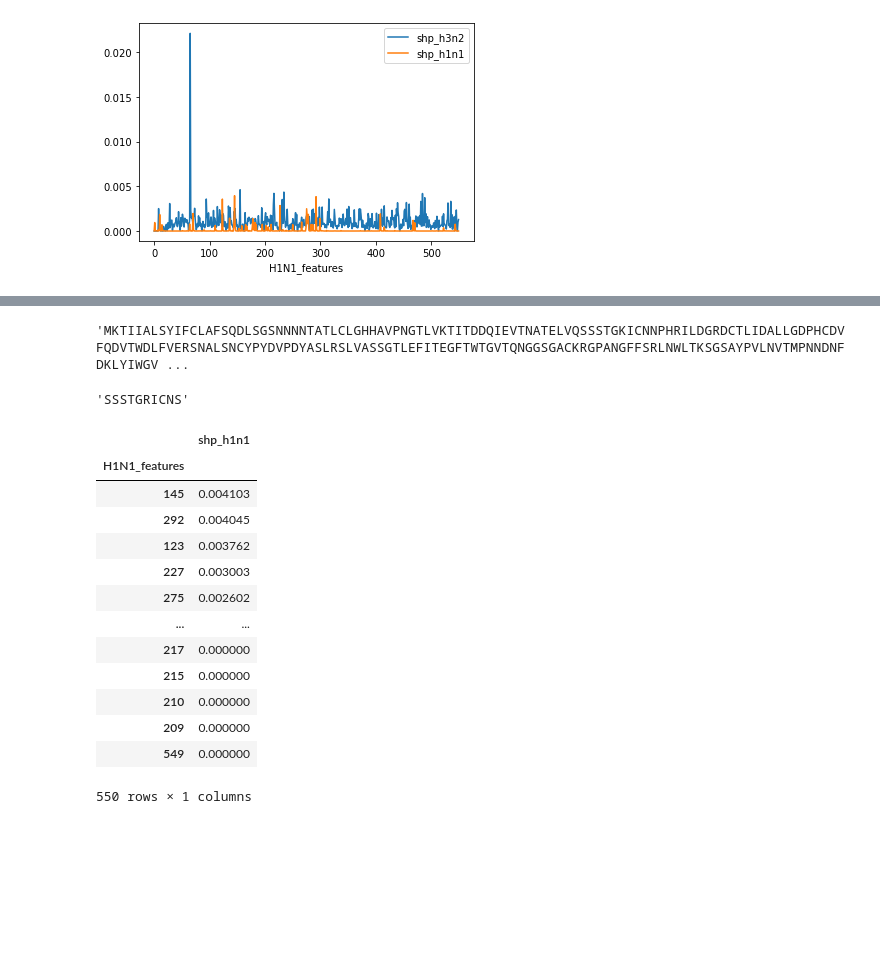
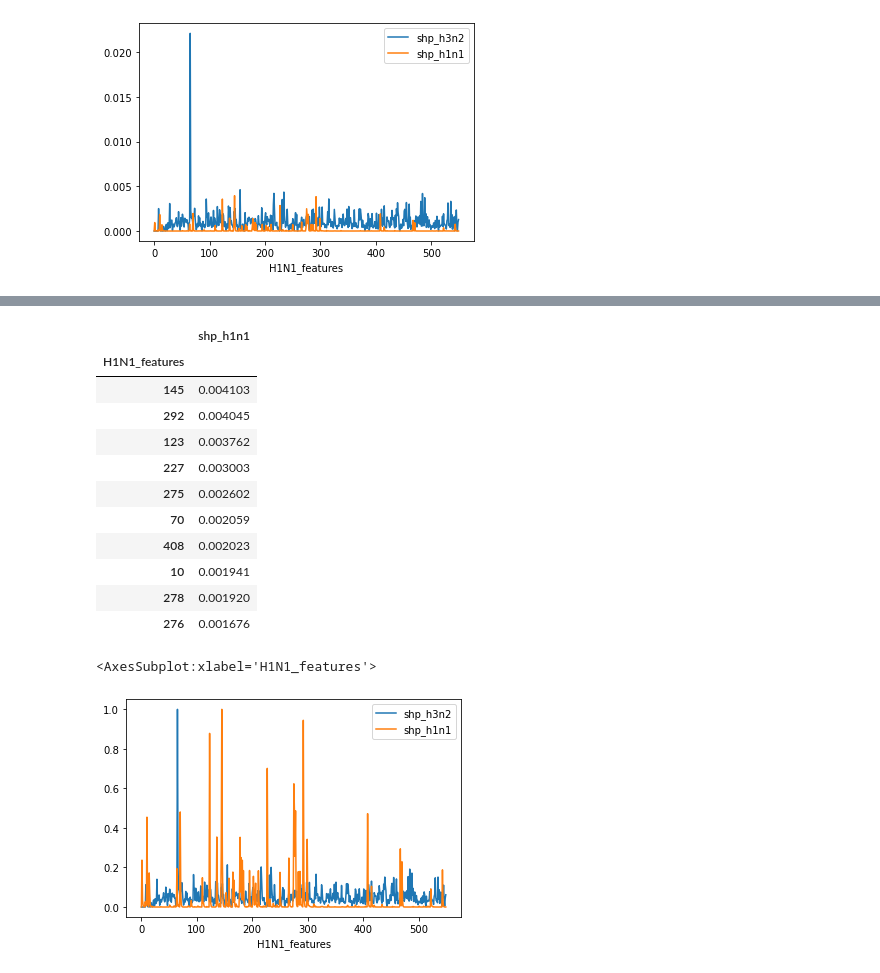
Before and after one commit to zeroknowledgediscovery/emergenet, a Jupyter notebook: extras/ntb/shap_analysis_features_low_risk_vs_high_risk.ipynb, the cells around one changed output, grey strips where cells are left out. Cells and saved outputs as stored; diff of their text form; code cells hidden in the pictures; blank space fills up the shorter version.

```diff
--- a/extras/ntb/shap_analysis_features_low_risk_vs_high_risk.ipynb
+++ b/extras/ntb/shap_analysis_features_low_risk_vs_high_risk.ipynb
@@ -92,27 +75,29 @@ shp2
-# %%
-df_=df[df.subtype=='H3N2'][['ha_accession','ha','emergence_risk']].set_index('ha_accession').sort_values('emergence_risk')
-lf=df_[df_.emergence_risk<6]
-lf.head(1).ha.values[0]
-# %% [output]
-'MKTIIALSYIFCLAFSQDLSGSNNNNTATLCLGHHAVPNGTLVKTITDDQIEVTNATELVQSSSTGKICNNPHRILDGRDCTLIDALLGDPHCDVFQDVTWDLFVERSNALSNCYPYDVPDYASLRSLVASSGTLEFITEGFTWTGVTQNGGSGACKRGPANGFFSRLNWLTKSGSAYPVLNVTMPNNDNFDKLYIWGV ...
-# %%
-lf.ha.values[0][60:70]
-# %% [output]
-'SSSTGRICNS'
+# %%
+shp1=pd.read_csv('lowhighrisk_H1N1.csv',index_col=0)
+shp2=pd.read_csv('lowhighrisk_H3N2.csv',index_col=0)
 # %%
-shp1
+shp1.head(10)
 # %% [output]
 |  | shp_h1n1 |
 | H1N1_features |  |
 | 145 | 0.004103 |
 | 292 | 0.004045 |
 | 123 | 0.003762 |
 | 227 | 0.003003 |
 | 275 | 0.002602 |
-| ... | ... |
-| 217 | 0.000000 |
-| 215 | 0.000000 |
-| 210 | 0.000000 |
-| 209 | 0.000000 |
-| 549 | 0.000000 |
+| 70 | 0.002059 |
+| 408 | 0.002023 |
+| 10 | 0.001941 |
+| 278 | 0.001920 |
+| 276 | 0.001676 |
-550 rows × 1 columns
+# %%
+s1=shp1.sort_index().ewm(alpha=.85).mean()
+s1=s1/s1.max()
+s2=shp2.sort_index().ewm(alpha=.85).mean()
+s2=s2/s2.max()
+ax=s2.plot(logy=False)
+#ax.set_ylim(0,0.005)
+s1.plot(logy=False,ax=ax)
+# %% [output]
+<AxesSubplot:xlabel='H1N1_features'>
+[figure, added]
```
Also changed, not shown: parts of 10 cells of this notebook, 19 other files.
